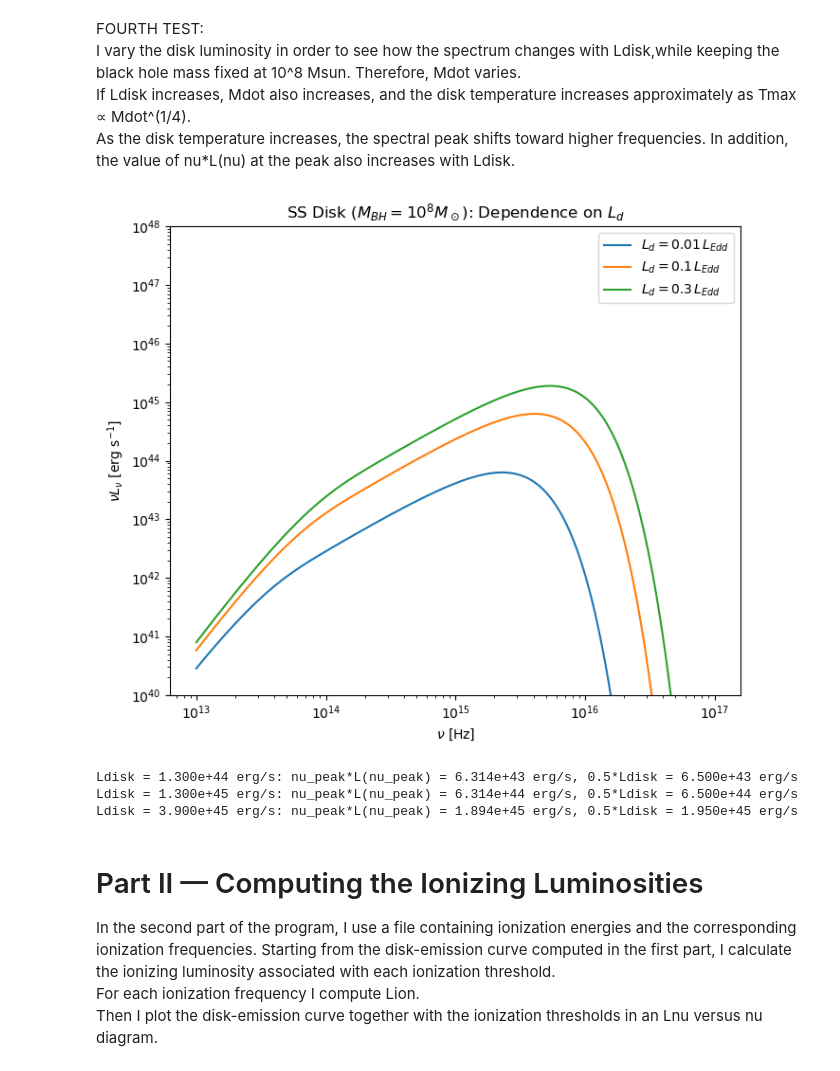
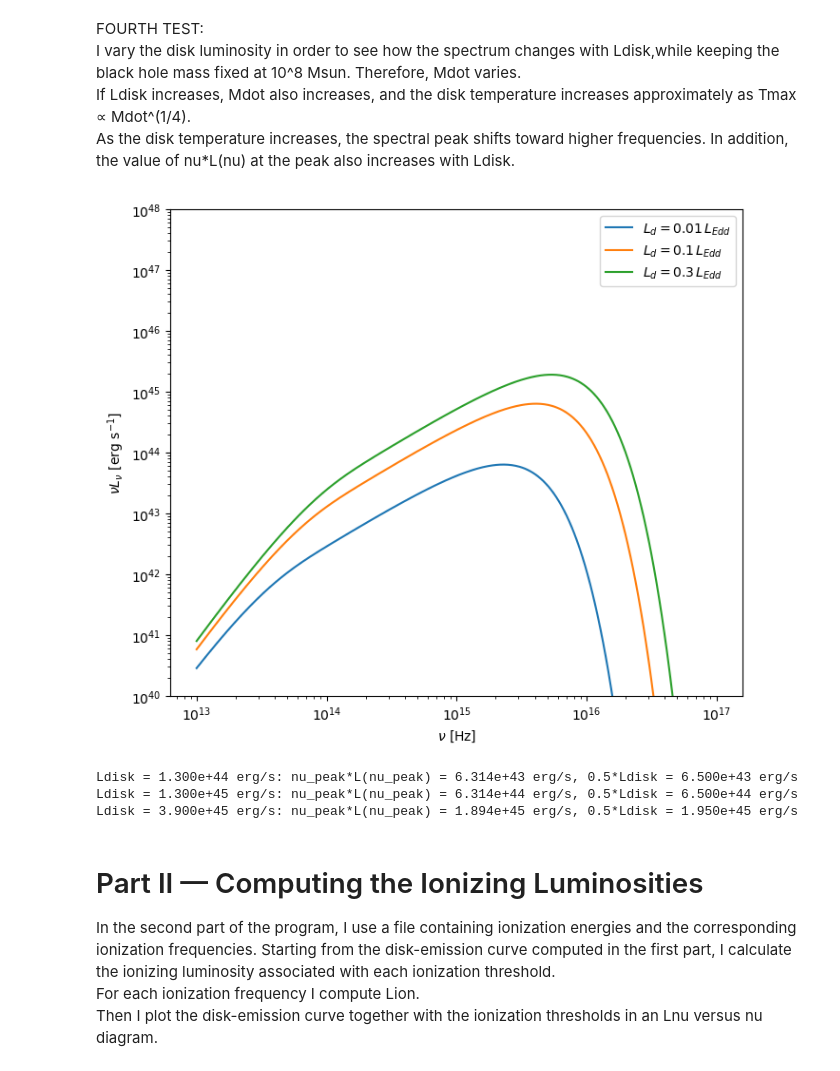
Before and after one commit to maddaba/portfolio, a Jupyter notebook: thesis_on _accretion/Shakura_Sunyaev_regime.ipynb, the cells around one changed output. Drawn from its saved outputs; the diff is of its cells as text; code cells hidden in the pictures.

```diff
--- a/thesis_on _accretion/Shakura_Sunyaev_regime.ipynb
+++ b/thesis_on _accretion/Shakura_Sunyaev_regime.ipynb
@@ -259,35 +259,35 @@ plt.figure(figsize=(7, 6))
 for fEdd in f_list:
     Ldisk = fEdd * Ledd
     Mdot = Ldisk / (eta * c**2)
     nuLnu_lum = nuLnu_disk_for_Mdot(MBH, R, nu, Mdot, Rin)
 
     plt.loglog(
         nu,
         nuLnu_lum,
         label=fr'$L_d={fEdd:g}\,L_{{Edd}}$')
 plt.xlabel(r'$\nu$ [Hz]')
 plt.ylabel(r'$\nu L_\nu$ [erg s$^{-1}$]')
 plt.ylim(1e40, 1e48)
-plt.title(r'SS Disk ($M_{BH}=10^8 M_\odot$): Dependence on $L_d$')
+#plt.title(r'SS Disk ($M_{BH}=10^8 M_\odot$): Dependence on $L_d$')
 plt.legend()
 plt.tight_layout()
 plt.show()
 
 # Compute nu_peak*L(nu_peak) for each luminosity and compare it with 0.5*Ldisk
 for fEdd in f_list:
     Ldisk = fEdd * Ledd
     Mdot = Ldisk / (eta * c**2)
     nuLnu_lum = nuLnu_disk_for_Mdot(MBH, R, nu, Mdot, Rin)
     i_peak = np.argmax(nuLnu_lum)
     nu_peak = nu[i_peak]
     Lnu_peak = nuLnu_lum[i_peak] / nu_peak
     nuLnu_peak = nu_peak * Lnu_peak
     print(
         f"Ldisk = {Ldisk:.3e} erg/s: "
         f"nu_peak*L(nu_peak) = {nuLnu_peak:.3e} erg/s, "
         f"0.5*Ldisk = {0.5 * Ldisk:.3e} erg/s")
 # %% [output]
-[figure, old version]
+[figure, new version]
 Ldisk = 1.300e+44 erg/s: nu_peak*L(nu_peak) = 6.314e+43 erg/s, 0.5*Ldisk = 6.500e+43 erg/s
 Ldisk = 1.300e+45 erg/s: nu_peak*L(nu_peak) = 6.314e+44 erg/s, 0.5*Ldisk = 6.500e+44 erg/s
 Ldisk = 3.900e+45 erg/s: nu_peak*L(nu_peak) = 1.894e+45 erg/s, 0.5*Ldisk = 1.950e+45 erg/s
```
Also changed, not shown: parts of 3 cells of this notebook, 4 other files.
